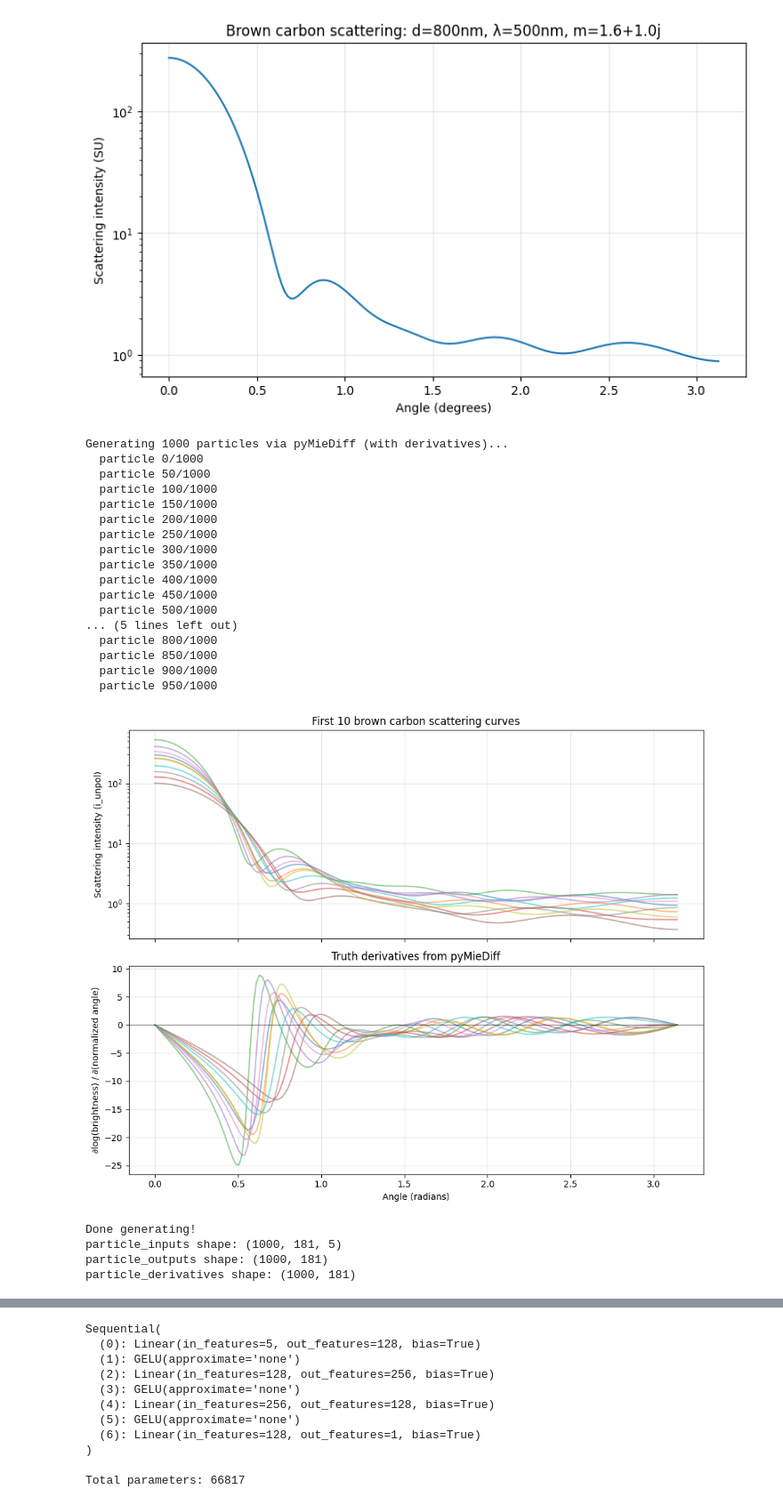
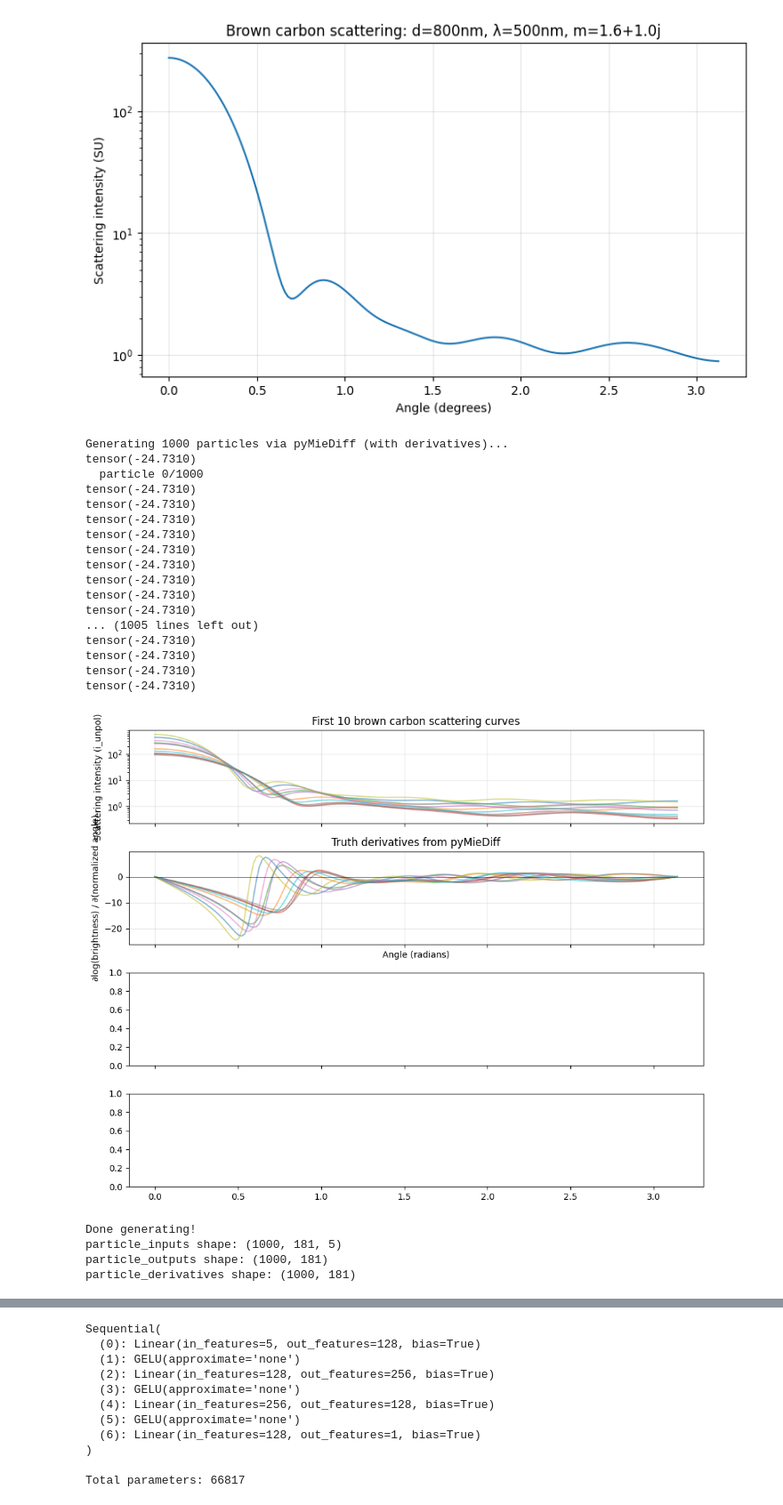
Before and after one commit to james-613/Modified_pyMieScatt_NN, a Jupyter notebook: mie_theory_NN_with_derivatives.ipynb, the cells around one changed output, grey strips where cells are left out. Shown at 89% size. Saved outputs shown, nothing was run; the diff lists cells and outputs as text; code cells hidden in the pictures.

```diff
--- a/mie_theory_NN_with_derivatives.ipynb
+++ b/mie_theory_NN_with_derivatives.ipynb
@@ -83,7 +83,7 @@ particle_derivatives = np.zeros((N_PARTICLES, N_ANGLES))
 
 print(f"Generating {N_PARTICLES} particles via pyMieDiff (with derivatives)...")
 
-fig, axes = plt.subplots(2, 1, figsize=(10, 8), sharex=True)
+fig, axes = plt.subplots(4, 1, figsize=(10, 8), sharex=True)
 
 for p in range(N_PARTICLES):
     # Sample random particle parameters
@@ -129,8 +129,17 @@ for p in range(N_PARTICLES):
 
     # derivative_wrt_angle = grads[0]   # extract theta gradient
     # test code
+    # Get all 4 working gradients in one call (skip diameter_norm)
+    grads = torch.autograd.grad(
+        log_scattering.sum(),
+        (theta_norm)
+    )
+    grad_theta = grads[0]      # shape (181,) per angle
+    # grad_wl    = grads[1]      # scalar
+    # grad_n     = grads[2]      # scalar
+    # grad_k     = grads[3]      # scalar
 
-    derivative_wrt_angle = torch.autograd.grad(log_scattering.sum(), (theta_norm))[0]
+    # print(grad_wl)
     # PyMieDiff detaches the history of diameter at some point
     # Store this particle's 181 angles in one shot (NumPy broadcasting)
     particle_inputs[p, :, 0] = n.detach().numpy()    # for current particle, store n
@@ -140,53 +149,55 @@ for p in range(N_PARTICLES):
     particle_inputs[p, :, 4] = theta_rad.detach().numpy()   # store individual angles in each angle entry
 
     particle_outputs[p, :] = scattering.detach().numpy()
-    particle_derivatives[p, :] = derivative_wrt_angle.detach().numpy()
+    particle_derivatives[p, :] = grad_theta.detach().numpy()
 
     # Plot a few particles for visualization
     if p < 10:
         axes[0].plot(theta_rad.detach().numpy(), scattering.detach().numpy(), alpha=0.5)
-        axes[1].plot(theta_rad.detach().numpy(), derivative_wrt_angle.detach().numpy(), alpha=0.5)
+        axes[1].plot(theta_rad.detach().numpy(), grad_theta.detach().numpy(), alpha=0.5)
 
     if p % 50 == 0:
         print(f"  particle {p}/{N_PARTICLES}")
 
 axes[0].set_ylabel('Scattering intensity (i_unpol)')
 axes[0].set_title('First 10 brown carbon scattering curves')
 axes[0].set_yscale('log')
 axes[0].grid(True, alpha=0.3)
 
 axes[1].set_xlabel('Angle (radians)')
 axes[1].set_ylabel('∂log(brightness) / ∂(normalized angle)')
 axes[1].set_title('Truth derivatives from pyMieDiff')
 axes[1].grid(True, alpha=0.3)
 axes[1].axhline(y=0, color='black', linewidth=0.5)
 
+
+
 plt.tight_layout()
 plt.show()
 
 print(f"\nDone generating!")
 print(f"particle_inputs shape: {particle_inputs.shape}")
 print(f"particle_outputs shape: {particle_outputs.shape}")
 print(f"particle_derivatives shape: {particle_derivatives.shape}")
 # %% [output]
 Generating 1000 particles via pyMieDiff (with derivatives)...
+tensor(-24.7310)
   particle 0/1000
-  particle 50/1000
-  particle 100/1000
-  particle 150/1000
-  particle 200/1000
-  particle 250/1000
-  particle 300/1000
-  particle 350/1000
-  particle 400/1000
-  particle 450/1000
-  particle 500/1000
-... (5 lines left out)
-  particle 800/1000
-  particle 850/1000
-  particle 900/1000
-  particle 950/1000
+tensor(-24.7310)
+tensor(-24.7310)
+tensor(-24.7310)
+tensor(-24.7310)
+tensor(-24.7310)
+tensor(-24.7310)
+tensor(-24.7310)
+tensor(-24.7310)
+tensor(-24.7310)
+... (1005 lines left out)
+tensor(-24.7310)
+tensor(-24.7310)
+tensor(-24.7310)
+tensor(-24.7310)
-[figure, old version]
+[figure, new version]
 Done generating!
 particle_inputs shape: (1000, 181, 5)
 particle_outputs shape: (1000, 181)
```
Also changed, not shown: parts of 4 cells of this notebook, 3 other files.
